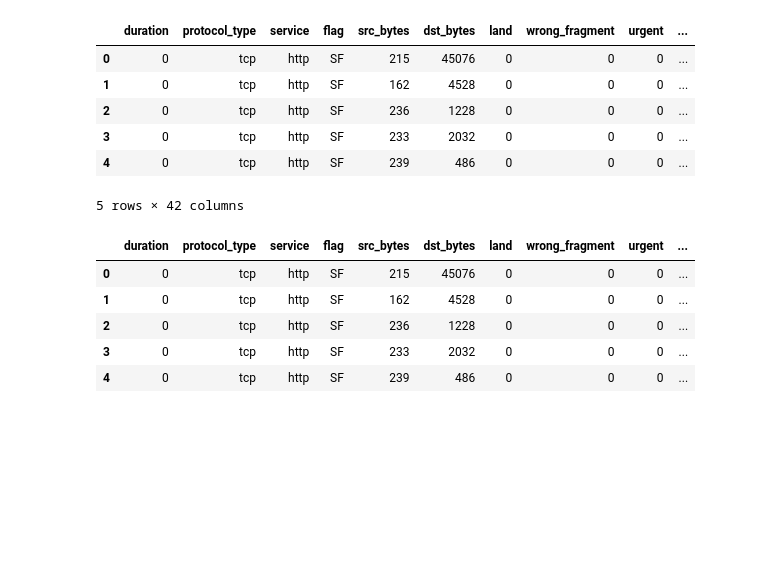
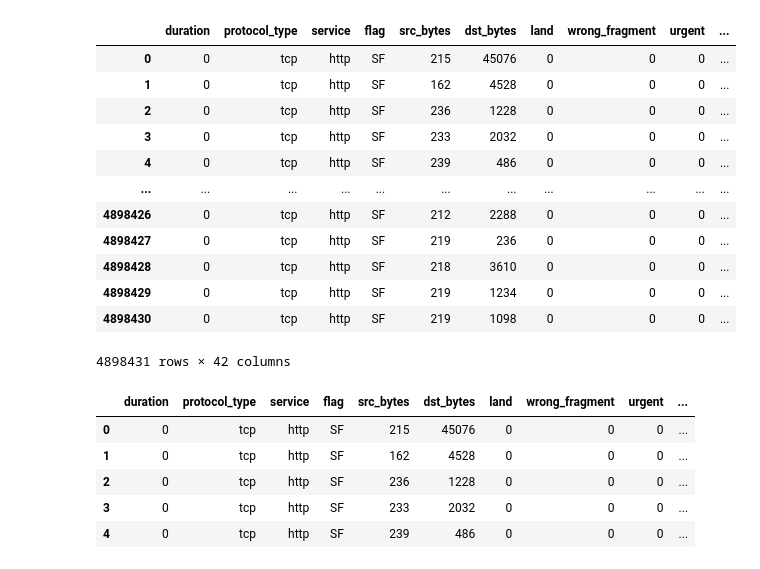
Before and after one commit to B-Kosev/iot-security-network-attacks-analysis, a Jupyter notebook: iot_project.ipynb, the cells around one changed output. Saved outputs shown, nothing was run; the diff lists cells and outputs as text; code cells hidden in the pictures; blank space fills up the shorter version.

```diff
--- a/iot_project.ipynb
+++ b/iot_project.ipynb
@@ -38,35 +38,41 @@ features = [
     "srv_serror_rate",
     "rerror_rate",
     "srv_rerror_rate",
     "same_srv_rate",
     "diff_srv_rate",
     "srv_diff_host_rate",
     "dst_host_count",
     "dst_host_srv_count",
     "dst_host_same_srv_rate",
     "dst_host_diff_srv_rate",
     "dst_host_same_src_port_rate",
     "dst_host_srv_diff_host_rate",
     "dst_host_serror_rate",
     "dst_host_srv_serror_rate",
     "dst_host_rerror_rate",
     "dst_host_srv_rerror_rate",
     "outcome"
 ]
 
 # Read the data set and add the column names
 df = pd.read_csv("kddcup.data", names=features)
 
 # Show the data set
-df.head()
+df
 # %% [output]
 |  | duration | protocol_type | service | flag | src_bytes | dst_bytes | land | wrong_fragment | urgent | ... |
 | 0 | 0 | tcp | http | SF | 215 | 45076 | 0 | 0 | 0 | ... |
 | 1 | 0 | tcp | http | SF | 162 | 4528 | 0 | 0 | 0 | ... |
 | 2 | 0 | tcp | http | SF | 236 | 1228 | 0 | 0 | 0 | ... |
 | 3 | 0 | tcp | http | SF | 233 | 2032 | 0 | 0 | 0 | ... |
 | 4 | 0 | tcp | http | SF | 239 | 486 | 0 | 0 | 0 | ... |
+| ... | ... | ... | ... | ... | ... | ... | ... | ... | ... | ... |
+| 4898426 | 0 | tcp | http | SF | 212 | 2288 | 0 | 0 | 0 | ... |
+| 4898427 | 0 | tcp | http | SF | 219 | 236 | 0 | 0 | 0 | ... |
+| 4898428 | 0 | tcp | http | SF | 218 | 3610 | 0 | 0 | 0 | ... |
+| 4898429 | 0 | tcp | http | SF | 219 | 1234 | 0 | 0 | 0 | ... |
+| 4898430 | 0 | tcp | http | SF | 219 | 1098 | 0 | 0 | 0 | ... |
-5 rows × 42 columns
+4898431 rows × 42 columns
 # %%
 # Map the outcome values to 1 if there is an attack and 0 if there is not
 is_attack = df.outcome.map(lambda a: 0 if a == 'normal.' else 1)
```
Also changed, not shown: parts of 5 cells of this notebook.
